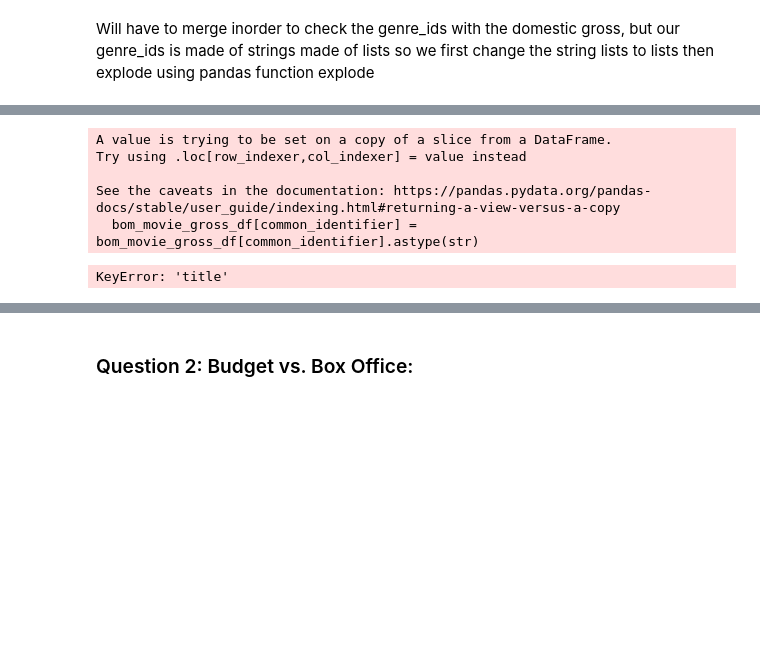
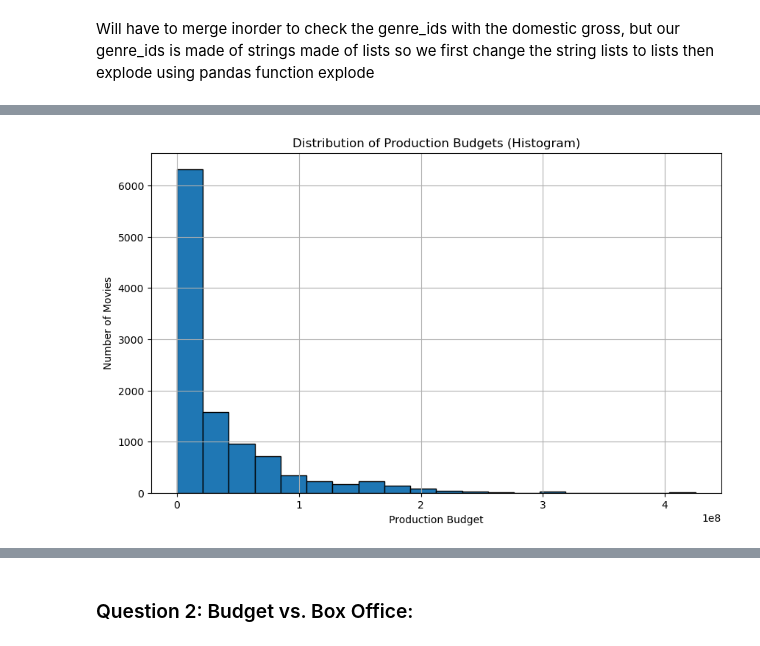
Before and after one commit to victormuuo07/DSC-Phase1-project, a Jupyter notebook: index.ipynb, the cells around one changed output, grey strips where cells are left out. Saved outputs shown, nothing was run; the diff lists cells and outputs as text; code cells hidden in the pictures; blank space fills up the shorter version.

```diff
--- a/index.ipynb
+++ b/index.ipynb
@@ -956,35 +965,16 @@ tmdb_df.head()
-# %%
-# Check if there's a common identifier column (e.g., 'movie_id') in both DataFrames
-common_identifier = 'title'  # Replace with the actual column name if different
-
-# Ensure data types of the join column are consistent (e.g., both strings or integers)
-bom_movie_gross_df[common_identifier] = bom_movie_gross_df[common_identifier].astype(str)
-movie_info_tsv_df[common_identifier] = movie_info_tsv_df[common_identifier].astype(str)
-
-# Merge the DataFrames based on the common identifier
-merged_df = pd.merge(bom_movie_gross_df, movie_info_tsv_df, on=common_identifier, how='inner')
-
-# Genre Performance Analysis
-average_gross_by_genre = merged_df.groupby('genre_ids')['domestic_gross'].mean()
-sorted_genres = average_gross_by_genre.sort_values(ascending=False)
-
-print("Top 5 genres by average domestic gross:")
-print(sorted_genres.head(5))
-
-# Optional: Visualize genre distribution using boxplots or violin plots
-fig, ax=plt.subplots(figsize=(10, 6))
-ax.boxplot(merged_df['domestic_gross'], by=merged_df['genre'], vert=False, notch=True, patch_artist=True)
-ax.set_xlabel('Domestic Gross')
-ax.set_ylabel('Genre')
-ax.set_title('Domestic Gross Distribution by Genre (Boxplot)')
-plt.xticks(rotation=45)
-plt.grid(True)
-plt.tight_layout()
-plt.show()  # Uncomment to display the plot
-# %% [output]
-A value is trying to be set on a copy of a slice from a DataFrame.
-Try using .loc[row_indexer,col_indexer] = value instead
-
-See the caveats in the documentation: https://pandas.pydata.org/pandas-docs/stable/user_guide/indexing.html#returning-a-view-versus-a-copy
-  bom_movie_gross_df[common_identifier] = bom_movie_gross_df[common_identifier].astype(str)
-KeyError: 'title'
+# %%
+
+# Assuming 'merged_data' is the result of linking tn_movie_df and tmdb_df (replace with your code)
+
+# Production Budget Histogram
+plt.figure(figsize=(10, 6))  # Adjust figure size as desired
+plt.hist(merged_data["production_budget"], bins=20, edgecolor="black")  # Adjust number of bins
+plt.xlabel("Production Budget")
+plt.ylabel("Number of Movies")
+plt.title("Distribution of Production Budgets (Histogram)")
+plt.grid(True)
+plt.show()
+
+# Domestic Box Office Gross Histogram (repeat similar code with 'domestic_gross')
+# %% [output]
+[figure, added]
```
Also changed, not shown: parts of 44 cells of this notebook.
